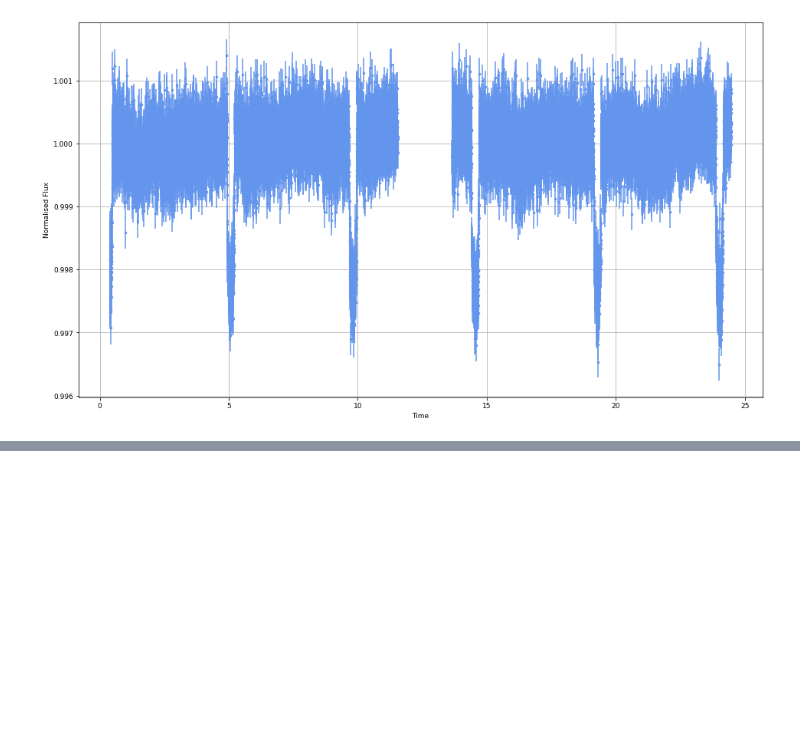
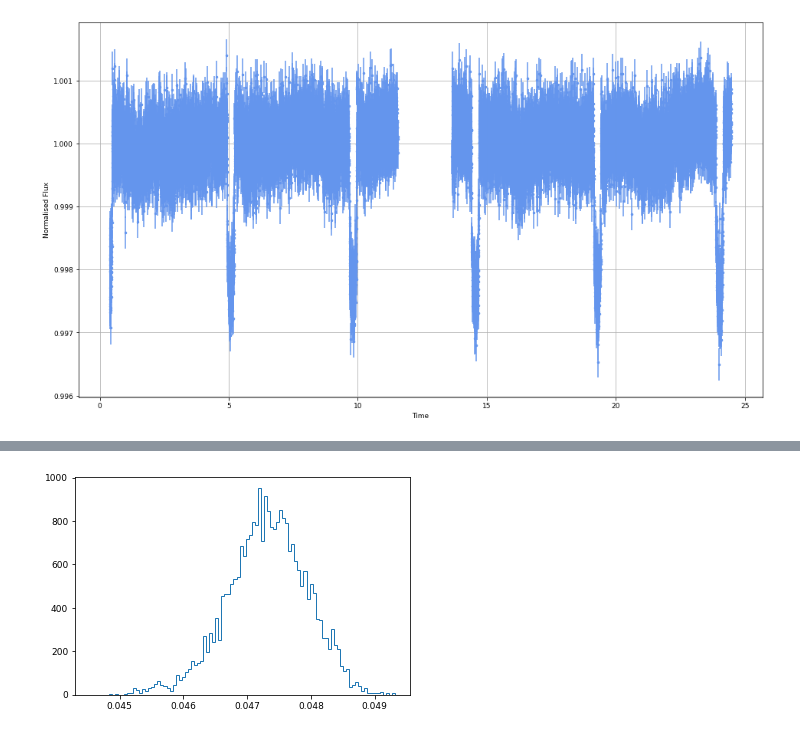
Before and after one commit to Jayshil/hello-world, a Jupyter notebook: dynamic_dynesty_bug/p1.ipynb, the cells around one changed output, grey strips where cells are left out. Cells and saved outputs as stored; diff of their text form; code cells hidden in the pictures; blank space fills up the shorter version.

```diff
--- a/dynamic_dynesty_bug/p1.ipynb
+++ b/dynamic_dynesty_bug/p1.ipynb
@@ -48,0 +49,6 @@ TypeError: DynamicNestedSampler() got an unexpected keyword argument 'nlive_init
+# %%
+post1 = results.posteriors['posterior_samples']
+bb, rprs = juliet.utils.reverse_bp(post1['r1_p1'], post1['r2_p1'], results.posteriors['pl'], results.posteriors['pu'])
+plt.hist(rprs, bins=100, histtype='step');
+# %% [output]
+[figure, added]
```
Also changed, not shown: parts of 1 cell of this notebook, 1 other file.
